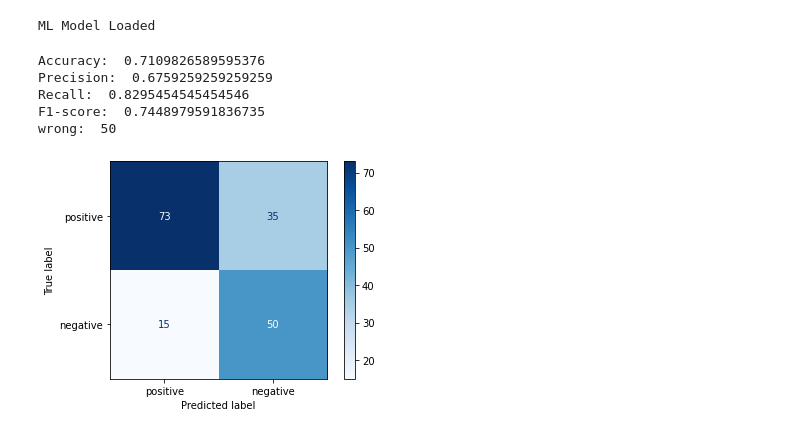
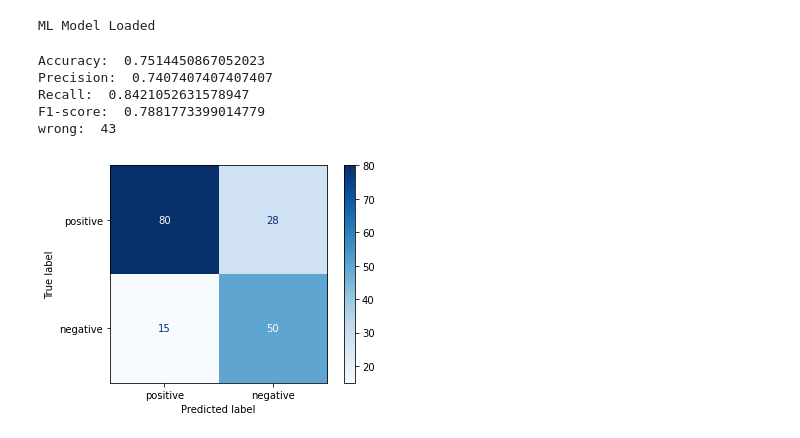
Before and after one commit to kamilszymczak/dissertation, a Jupyter notebook: ml/data_analysis.ipynb, the cells around one changed output. Saved outputs shown, nothing was run; the diff lists cells and outputs as text; code cells hidden in the pictures.

```diff
--- a/ml/data_analysis.ipynb
+++ b/ml/data_analysis.ipynb
@@ -206,36 +206,55 @@ ML Model Loaded
 # %%
 from sklearn.metrics import confusion_matrix
 import graphs as gh
+import numpy as np
 
 tweets = tweets_eva['review'].tolist()
 y_test = np.array(tweets_eva['sentiment'].tolist())
 y_test = y_test.astype(int)
 
 #PREDICT EACH TWEET VERSION
-cleaned = cleanTweets(tweets)
-y_pred = getSentiment(cleaned)
+# cleaned = cleanTweets(tweets)
+# y_pred = getSentiment(cleaned)
 
-import numpy as np
+#PREDICT EACH SENTENCE VERSION
+y_pred = []
+for tweet in tweets:
+    sentences = sent_tokenize(tweet)
+    sentencesClean = [cleanSingle(sentence) for sentence in sentences]
+    tweetSentiment = getSentiment(sentencesClean)
+
+    #get mean of sentences sentiment
+    y_pred.append(np.mean(tweetSentiment))
+    # y_pred.append(np.median(tweetSentiment))
+
+    # np.average with optional weight parameter https://numpy.org/doc/stable/reference/generated/numpy.average.html
+    # sentence_length = [len(sentence) for sentence in sentences]
+    # total_length = np.sum(sentence_length)
+    # #to get weights divide each element by total in array
+    # weights = [length / total_length for length in sentence_length]
+    # y_pred.append( np.average(tweetSentiment, weights=weights) )
+
+
 y_pred = np.array(y_pred)
 y_pred = np.where(y_pred > 0.5, 1, 0)
 
 # # y_pred = (model.predict(cleaned).ravel()>0.5)+0 # predict and get class (0 if pred < 0.5 else 1)
 tp, fp, fn, tn = confusion_matrix(y_test, y_pred, labels=[1, 0]).ravel()
 conf = confusion_matrix(y_test, y_pred, labels=[1, 0])
 gh.conf_matrix(conf)
 
 precision = tp / (tp+fp)
 recall = tp / (tp+fn)
 print("Accuracy: ", (tp+tn) / (tp+tn+fp+fn))
 print("Precision: ", precision)
 print("Recall: ", recall)
 print("F1-score: ", (2*precision*recall) / (precision+recall))
 print("wrong: ", fn+fp)
 # %% [output]
-Accuracy:  0.7109826589595376
-Precision:  0.6759259259259259
-Recall:  0.8295454545454546
-F1-score:  0.7448979591836735
-wrong:  50
+Accuracy:  0.7514450867052023
+Precision:  0.7407407407407407
+Recall:  0.8421052631578947
+F1-score:  0.7881773399014779
+wrong:  43
-[figure, old version]
+[figure, new version]
 # %%
```
Also changed, not shown: parts of 2 cells of this notebook.
